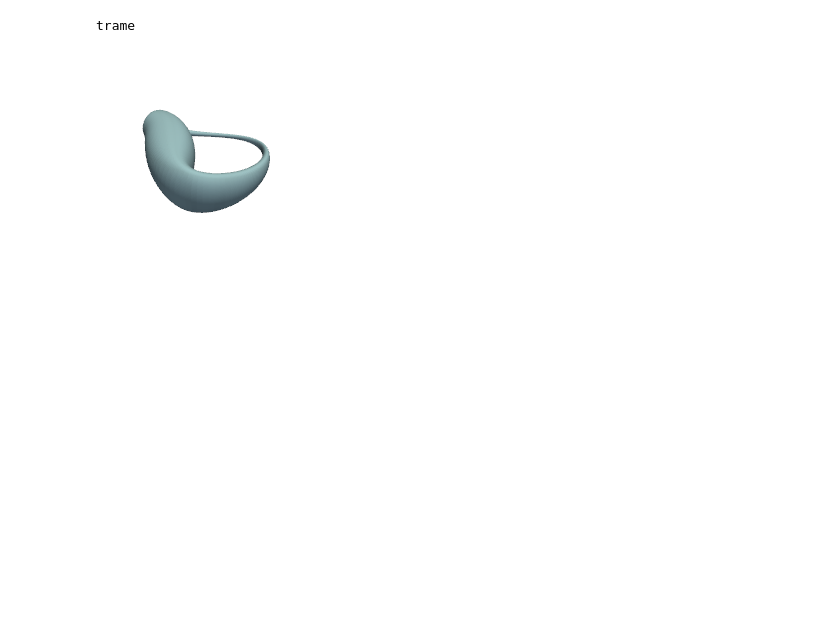
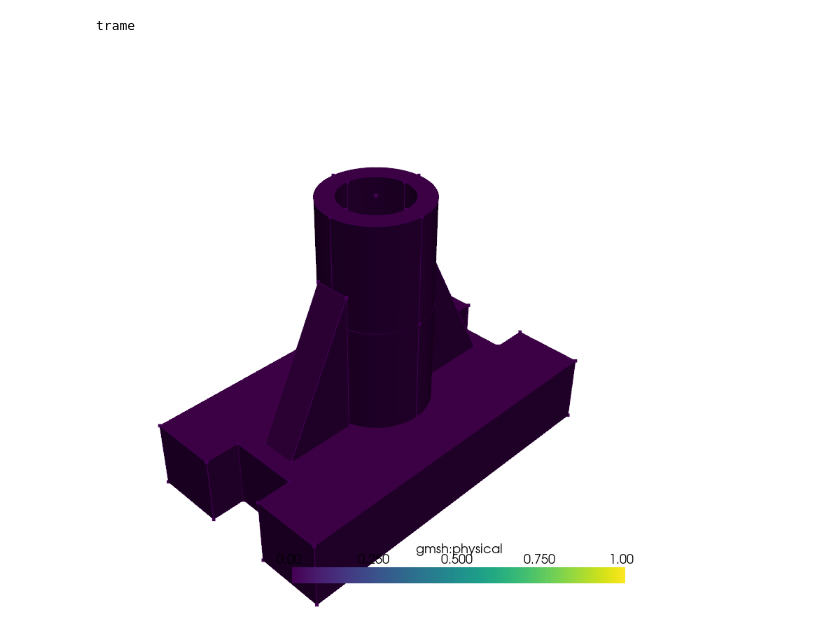
Before and after one commit to Suro4ek/mathmod, a Jupyter notebook: lab1/main.ipynb, the cells around one changed output. Saved outputs shown, nothing was run; the diff lists cells and outputs as text; code cells hidden in the pictures; blank space fills up the shorter version.

```diff
--- a/lab1/main.ipynb
+++ b/lab1/main.ipynb
@@ -188,14 +161,10 @@ pyvista.set_jupyter_backend("trame")
 # %% [output]
 trame
 # %%
-%matplotlib inline
-p = pyvista.Plotter(window_size=(200, 200))
-p.add_mesh(
-pyvista.ParametricKlein()
-)
+p = pyvista.Plotter(window_size=(800, 800))
+ds = pyvista.read('model.msh')
+p.add_mesh(ds)
 if not pyvista.OFF_SCREEN:
     p.show(jupyter_backend='ipykernel')
-else:
-    figure = p.screenshot("fundamentals_mesh.png")
 # %% [output]
-[figure, old version]
+[figure, new version]
```
Also changed, not shown: parts of 19 cells of this notebook, 2 other files.
